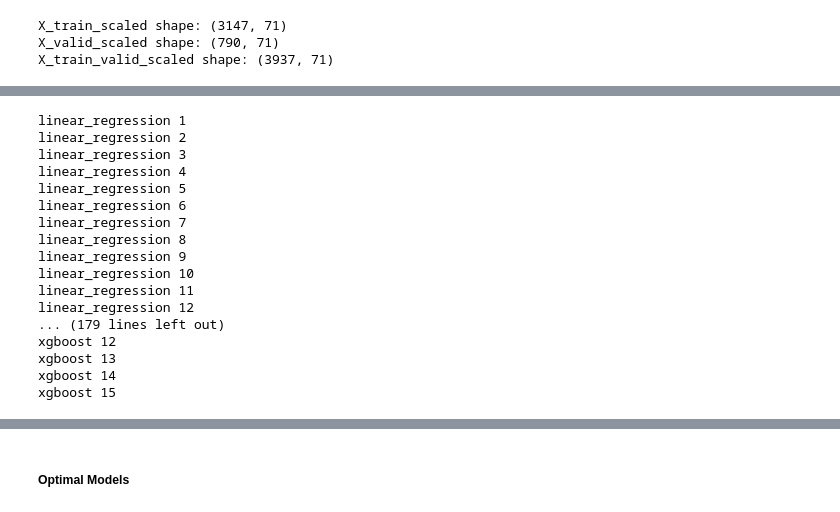
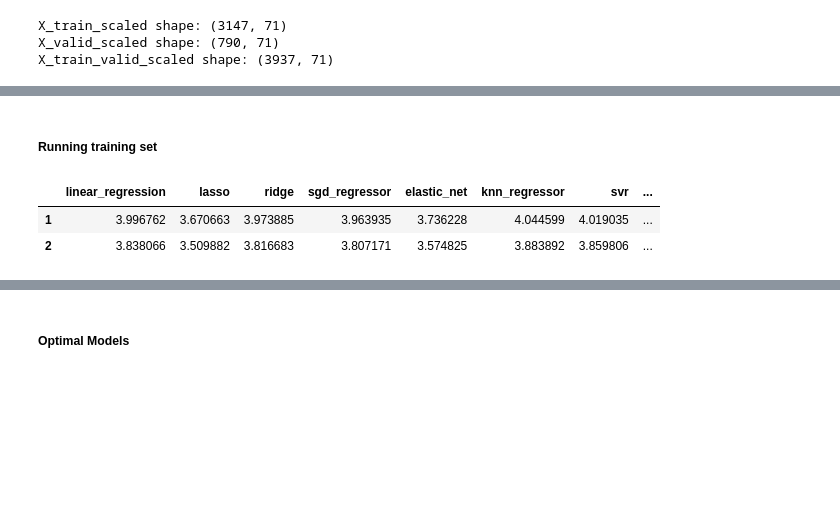
Before and after one commit to terrill11/spy_trend, a Jupyter notebook: models/multi_step_forecasting/spy_trend_direct.ipynb, the cells around one changed output, grey strips where cells are left out. Drawn from its saved outputs; the diff is of its cells as text; code cells hidden in the pictures; blank space fills up the shorter version.

```diff
--- a/models/multi_step_forecasting/spy_trend_direct.ipynb
+++ b/models/multi_step_forecasting/spy_trend_direct.ipynb
@@ -415,34 +414,18 @@ models['xgboost'] = XGBRegressor(random_state=0)
+# %% [markdown]
+<h5>Running training set</h5>
 # %%
 # results of each model of each day
-results = {}
+train_results = {}
 
 for model in models:
-    results[model] = {}
+    train_results[model] = {}
 
 for name, model in models.items():
-    results[name] = {}
+    train_results[name] = {}
     for day in range(1, days_to_predict+1):
 #         print(name, day)
         model.fit(X_train_scaled, y_train_scaled[f'target_SPY_{day}d'])
         prediction = model.predict(X_train_scaled)
         prediction = prediction * train[f'SPY_std_{day}d'] + train[f'SPY_mean_{day}d']
-        results[name][day] = prediction
+        train_results[name][day] = prediction
-# %% [output]
-linear_regression 1
-linear_regression 2
-linear_regression 3
-linear_regression 4
-linear_regression 5
-linear_regression 6
-linear_regression 7
-linear_regression 8
-linear_regression 9
-linear_regression 10
-linear_regression 11
-linear_regression 12
-... (179 lines left out)
-xgboost 12
-xgboost 13
-xgboost 14
-xgboost 15
 # %%
@@ -450,9 +434,15 @@ xgboost 15
 # %%
-# # plotting results
-# for name in models.keys():
-#     rmse_list_per_day = []
-#     for i in days(1,15):
-#         rmse_score = math.sqrt(y_train[ith_day], results[name][i])
-#         rmse_list_per_day.append(rmse_score)
+train_rmse_results = pd.DataFrame(index=range(1, days_to_predict+1))
 
-#     plt.plot(rmse_list_per_day)
+for name in models.keys():
+    rmse_per_day = []
+    for day in range(1, days_to_predict+1):
+        rmse_score = math.sqrt(mean_squared_error(y_train[f'target_SPY_{day}d'], train_results[name][i]))
+        rmse_per_day.append(rmse_score)
+    train_rmse_results[name] = rmse_per_day
+
+train_rmse_results.head(2)
+# %% [output]
+|  | linear_regression | lasso | ridge | sgd_regressor | elastic_net | knn_regressor | svr | ... |
+| 1 | 3.996762 | 3.670663 | 3.973885 | 3.963935 | 3.736228 | 4.044599 | 4.019035 | ... |
+| 2 | 3.838066 | 3.509882 | 3.816683 | 3.807171 | 3.574825 | 3.883892 | 3.859806 | ... |
```
Also changed, not shown: parts of 17 cells of this notebook.
